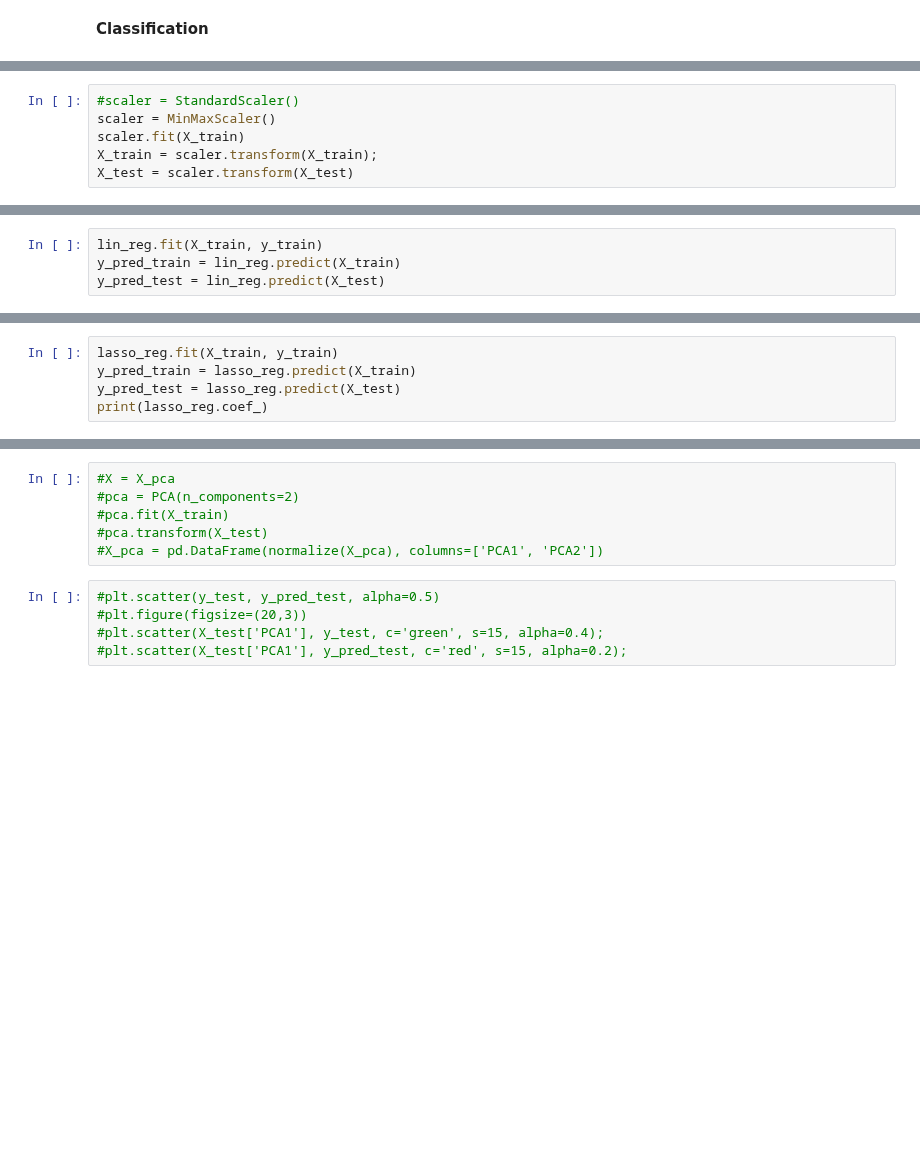
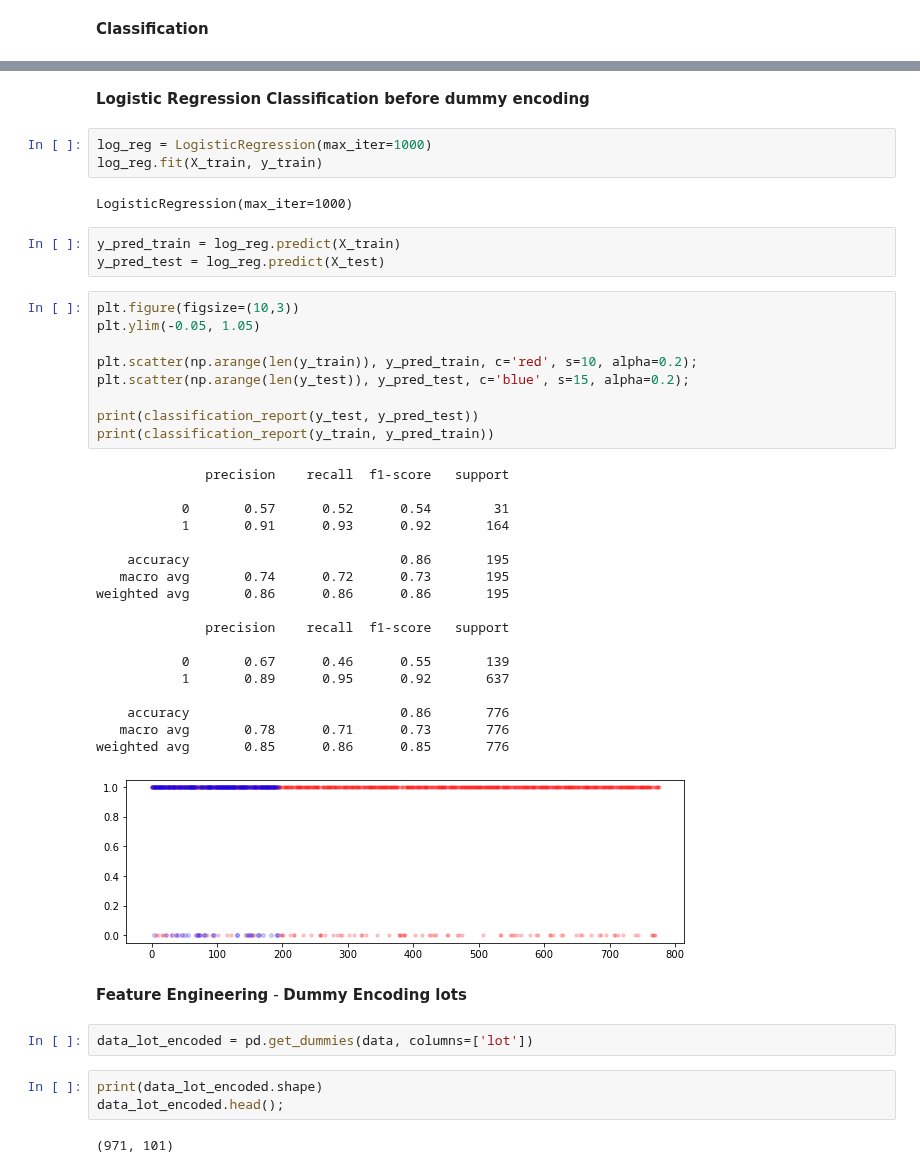
Before and after one commit to divtummala/springboard, a Jupyter notebook: Capstone/EquipmentDataFinal/semiTool.ipynb, the cells around one changed output, grey strips where cells are left out. Saved outputs shown, nothing was run; the diff lists cells and outputs as text; blank space fills up the shorter version.

```diff
--- a/Capstone/EquipmentDataFinal/semiTool.ipynb
+++ b/Capstone/EquipmentDataFinal/semiTool.ipynb
@@ -348,6 +296,0 @@ X_train, X_test, y_train, y_test = train_test_split(X, y, test_size=0.3, random_
-# %%
-#scaler = StandardScaler()
-scaler = MinMaxScaler()
-scaler.fit(X_train)
-X_train = scaler.transform(X_train);
-X_test = scaler.transform(X_test)
@@ -357,4 +296,0 @@ lasso_reg = Lasso(alpha=20)
-# %%
-lin_reg.fit(X_train, y_train)
-y_pred_train = lin_reg.predict(X_train)
-y_pred_test = lin_reg.predict(X_test)
@@ -370,5 +296,0 @@ plt.show()
-# %%
-lasso_reg.fit(X_train, y_train)
-y_pred_train = lasso_reg.predict(X_train)
-y_pred_test = lasso_reg.predict(X_test)
-print(lasso_reg.coef_)
@@ -391,11 +297,47 @@ plt.show()
-# %%
-#X = X_pca
-#pca = PCA(n_components=2)
-#pca.fit(X_train)
-#pca.transform(X_test)
-#X_pca = pd.DataFrame(normalize(X_pca), columns=['PCA1', 'PCA2'])
-# %%
-#plt.scatter(y_test, y_pred_test, alpha=0.5)
-#plt.figure(figsize=(20,3))
-#plt.scatter(X_test['PCA1'], y_test, c='green', s=15, alpha=0.4);
-#plt.scatter(X_test['PCA1'], y_pred_test, c='red', s=15, alpha=0.2);
+# %% [markdown]
+**Logistic Regression Classification before dummy encoding**
+# %%
+log_reg = LogisticRegression(max_iter=1000)
+log_reg.fit(X_train, y_train)
+# %% [output]
+LogisticRegression(max_iter=1000)
+# %%
+y_pred_train = log_reg.predict(X_train)
+y_pred_test = log_reg.predict(X_test)
+# %%
+plt.figure(figsize=(10,3))
+plt.ylim(-0.05, 1.05)
+
+plt.scatter(np.arange(len(y_train)), y_pred_train, c='red', s=10, alpha=0.2);
+plt.scatter(np.arange(len(y_test)), y_pred_test, c='blue', s=15, alpha=0.2);
+
+print(classification_report(y_test, y_pred_test))
+print(classification_report(y_train, y_pred_train))
+# %% [output]
+              precision    recall  f1-score   support
+
+           0       0.57      0.52      0.54        31
+           1       0.91      0.93      0.92       164
+
+    accuracy                           0.86       195
+   macro avg       0.74      0.72      0.73       195
+weighted avg       0.86      0.86      0.86       195
+
+              precision    recall  f1-score   support
+
+           0       0.67      0.46      0.55       139
+           1       0.89      0.95      0.92       637
+
+    accuracy                           0.86       776
+   macro avg       0.78      0.71      0.73       776
+weighted avg       0.85      0.86      0.85       776
+[figure, added]
+# %% [markdown]
+**Feature Engineering** - **Dummy Encoding lots**
+# %%
+data_lot_encoded = pd.get_dummies(data, columns=['lot'])
+# %%
+print(data_lot_encoded.shape)
+data_lot_encoded.head();
+# %% [output]
+(971, 101)
```
Also changed, not shown: parts of 94 cells of this notebook.
